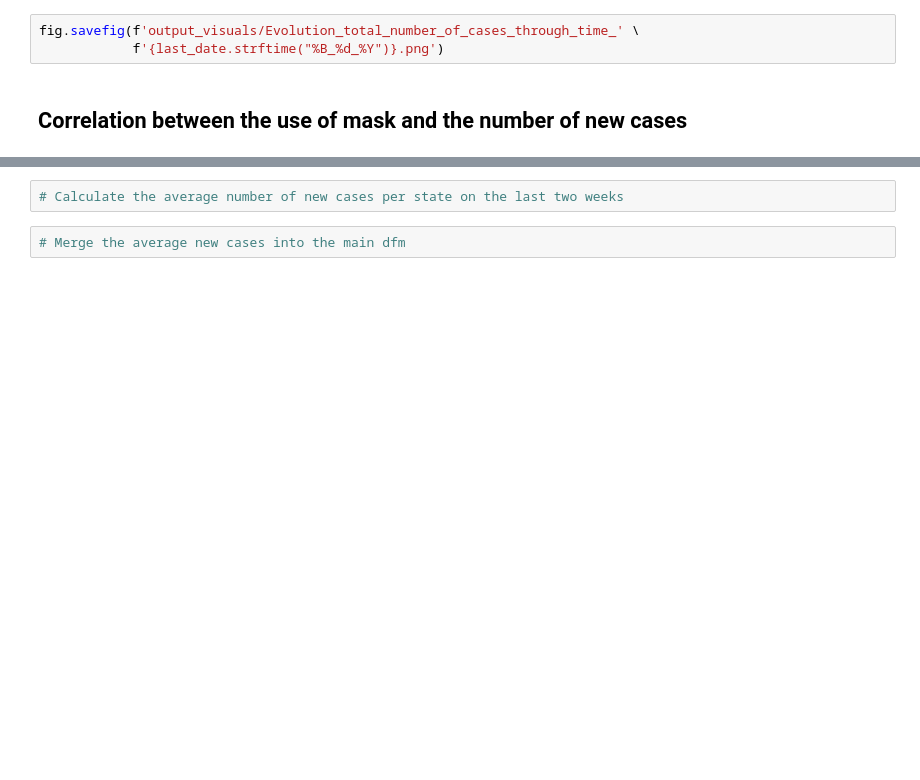
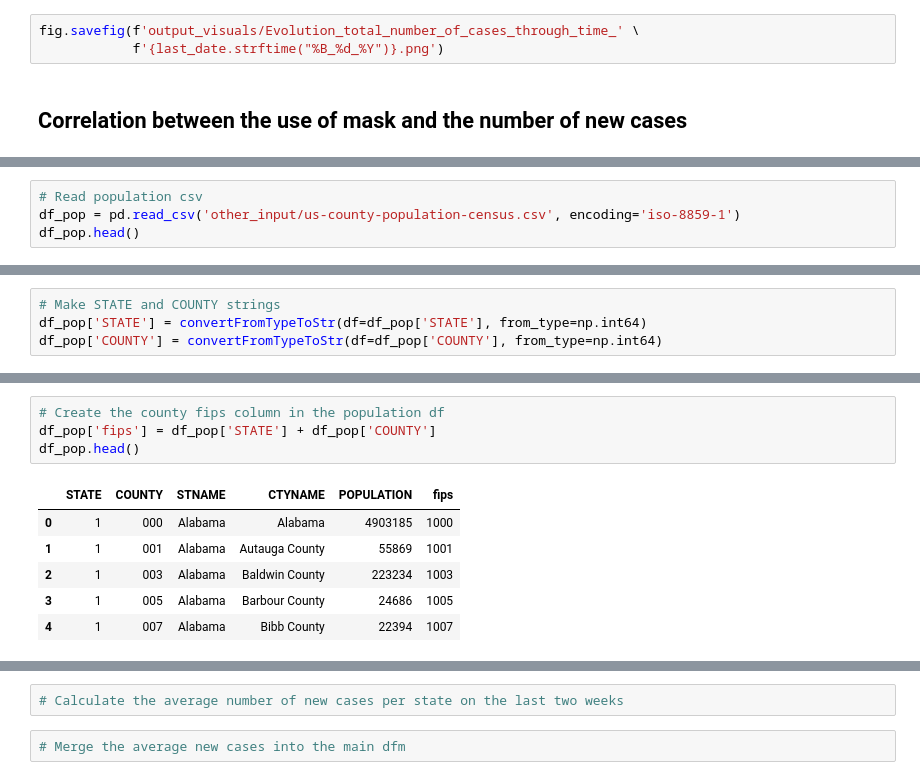
Before and after one commit to mtlberri/covid-19-data, a Jupyter notebook: covid-study.ipynb, the cells around one changed output, grey strips where cells are left out. Cells and saved outputs as stored; diff of their text form; blank space fills up the shorter version.

```diff
--- a/covid-study.ipynb
+++ b/covid-study.ipynb
@@ -137,0 +171,4 @@ dfm1.head()
+# %%
+# Read population csv
+df_pop = pd.read_csv('other_input/us-county-population-census.csv', encoding='iso-8859-1')
+df_pop.head()
@@ -137,0 +193,4 @@ dfm1.head()
+# %%
+# Make STATE and COUNTY strings
+df_pop['STATE'] = convertFromTypeToStr(df=df_pop['STATE'], from_type=np.int64)
+df_pop['COUNTY'] = convertFromTypeToStr(df=df_pop['COUNTY'], from_type=np.int64)
@@ -137,0 +230,11 @@ dfm1.head()
+# %%
+# Create the county fips column in the population df
+df_pop['fips'] = df_pop['STATE'] + df_pop['COUNTY']
+df_pop.head()
+# %% [output]
+|  | STATE | COUNTY | STNAME | CTYNAME | POPULATION | fips |
+| 0 | 1 | 000 | Alabama | Alabama | 4903185 | 1000 |
+| 1 | 1 | 001 | Alabama | Autauga County | 55869 | 1001 |
+| 2 | 1 | 003 | Alabama | Baldwin County | 223234 | 1003 |
+| 3 | 1 | 005 | Alabama | Barbour County | 24686 | 1005 |
+| 4 | 1 | 007 | Alabama | Bibb County | 22394 | 1007 |
```
Also changed, not shown: parts of 22 cells of this notebook.
